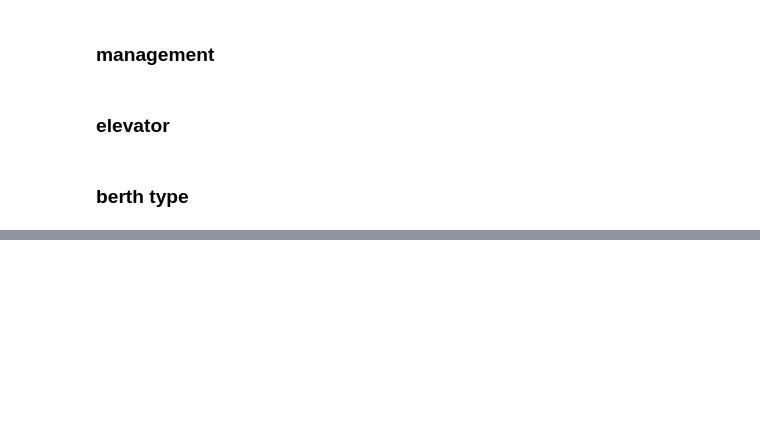
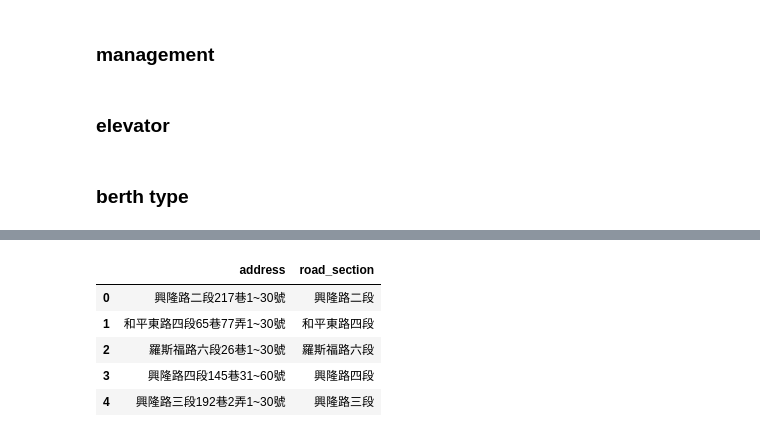
Before and after one commit to CYCCCCC/House_pricing, a Jupyter notebook: house_pricing_eda.ipynb, the cells around one changed output, grey strips where cells are left out. Drawn from its saved outputs; the diff is of its cells as text; code cells hidden in the pictures; blank space fills up the shorter version.

```diff
--- a/house_pricing_eda.ipynb
+++ b/house_pricing_eda.ipynb
@@ -138,7 +135,7 @@ df['land'] = 0
 df['building'] = 0
 df['berth'] = 0
 
-for i in range(1, len(df)+1):
+for i in range(0, len(df)):
     df['land'][i] = re.split(r'(\d+)', df['transaction_number'][i])[1]
     df['building'][i] = re.split(r'(\d+)', df['transaction_number'][i])[3]
     df['berth'][i] = re.split(r'(\d+)', df['transaction_number'][i])[5]
@@ -344,0 +361,9 @@ df = df.merge(berth, how='left', on='berth_category')
+# %%
+df[['address', 'road_section']].head()
+# %% [output]
+|  | address | road_section |
+| 0 | 興隆路二段217巷1~30號 | 興隆路二段 |
+| 1 | 和平東路四段65巷77弄1~30號 | 和平東路四段 |
+| 2 | 羅斯福路六段26巷1~30號 | 羅斯福路六段 |
+| 3 | 興隆路四段145巷31~60號 | 興隆路四段 |
+| 4 | 興隆路三段192巷2弄1~30號 | 興隆路三段 |
```
Also changed, not shown: parts of 12 cells of this notebook, 1 other file.
